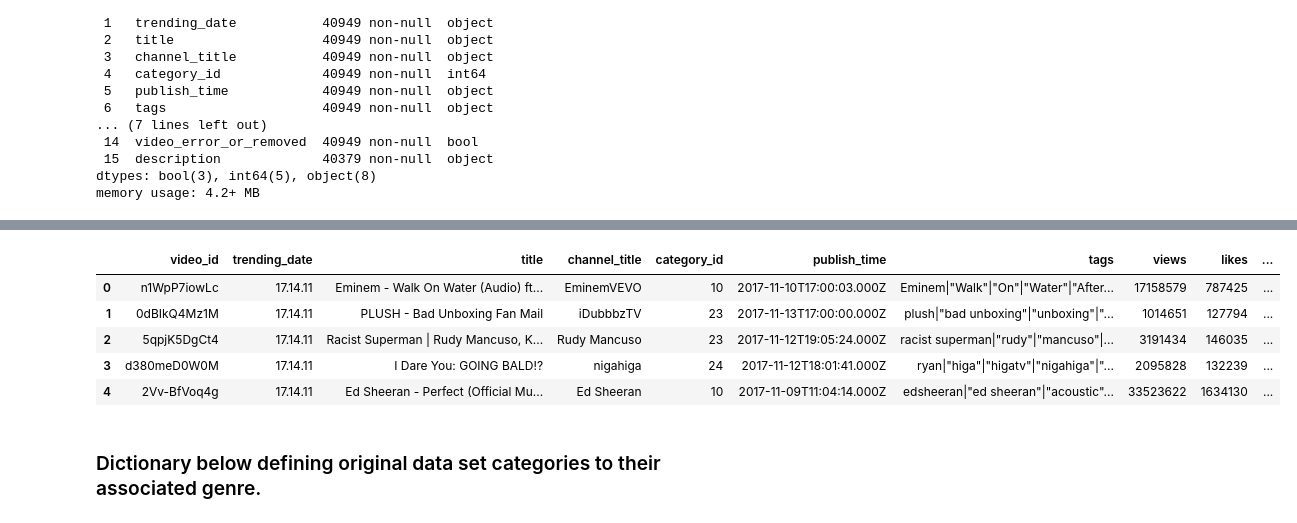
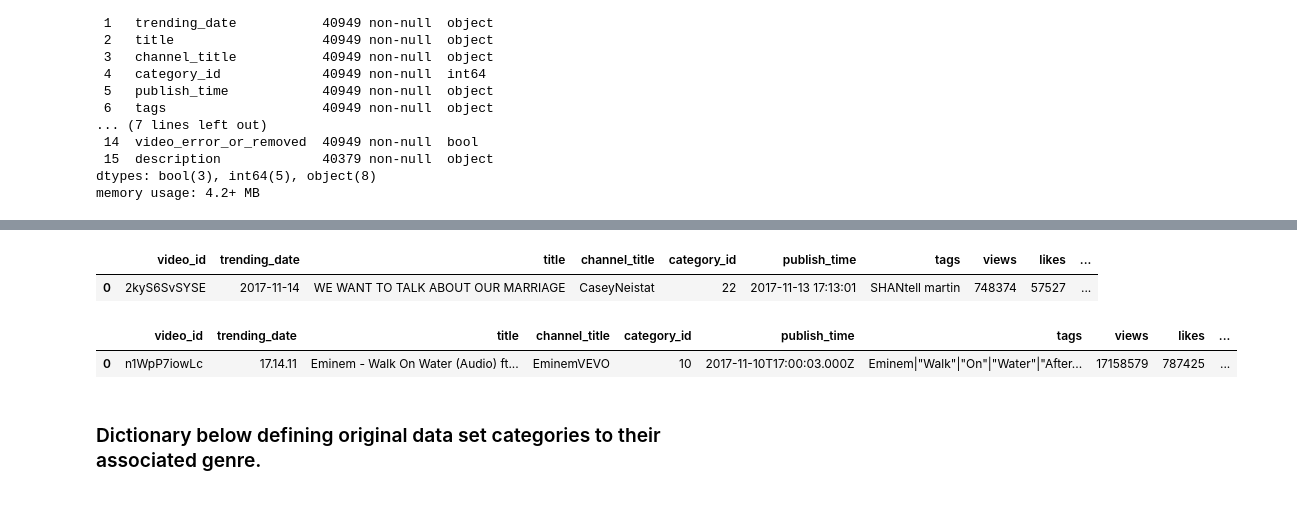
Before and after one commit to russellcha1/EDA-case-study, a Jupyter notebook: EDA-case-study.ipynb, the cells around one changed output, grey strips where cells are left out. Drawn from its saved outputs; the diff is of its cells as text; code cells hidden in the pictures.

```diff
--- a/EDA-case-study.ipynb
+++ b/EDA-case-study.ipynb
@@ -30,13 +105,16 @@ memory usage: 4.2+ MB
+# %%
+# This shows how many people viewed but did not like or dislike
+us_df["view_to_rate_prop"] = (((us_df["views"] - (us_df["likes"] + us_df["dislikes"])) / us_df["views"]))
+us_df.head(1)
+# %% [output]
+|  | video_id | trending_date | title | channel_title | category_id | publish_time | tags | views | likes | ... |
+| 0 | 2kyS6SvSYSE | 2017-11-14 | WE WANT TO TALK ABOUT OUR MARRIAGE | CaseyNeistat | 22 | 2017-11-13 17:13:01 | SHANtell martin | 748374 | 57527 | ... |
 # %%
 ca_df = pd.read_csv("CAvideos.csv")
-ca_df.head()
+ca_df.head(1)
 # %% [output]
 |  | video_id | trending_date | title | channel_title | category_id | publish_time | tags | views | likes | ... |
 | 0 | n1WpP7iowLc | 17.14.11 | Eminem - Walk On Water (Audio) ft... | EminemVEVO | 10 | 2017-11-10T17:00:03.000Z | Eminem|"Walk"|"On"|"Water"|"After... | 17158579 | 787425 | ... |
-| 1 | 0dBIkQ4Mz1M | 17.14.11 | PLUSH - Bad Unboxing Fan Mail | iDubbbzTV | 23 | 2017-11-13T17:00:00.000Z | plush|"bad unboxing"|"unboxing"|"... | 1014651 | 127794 | ... |
-| 2 | 5qpjK5DgCt4 | 17.14.11 | Racist Superman | Rudy Mancuso, K... | Rudy Mancuso | 23 | 2017-11-12T19:05:24.000Z | racist superman|"rudy"|"mancuso"|... | 3191434 | 146035 | ... |
-| 3 | d380meD0W0M | 17.14.11 | I Dare You: GOING BALD!? | nigahiga | 24 | 2017-11-12T18:01:41.000Z | ryan|"higa"|"higatv"|"nigahiga"|"... | 2095828 | 132239 | ... |
-| 4 | 2Vv-BfVoq4g | 17.14.11 | Ed Sheeran - Perfect (Official Mu... | Ed Sheeran | 10 | 2017-11-09T11:04:14.000Z | edsheeran|"ed sheeran"|"acoustic"... | 33523622 | 1634130 | ... |
 # %% [markdown]
 ### Dictionary below defining original data set categories to their associated genre.
 # %%
```
Also changed, not shown: parts of 12 cells of this notebook, 1 other file.
